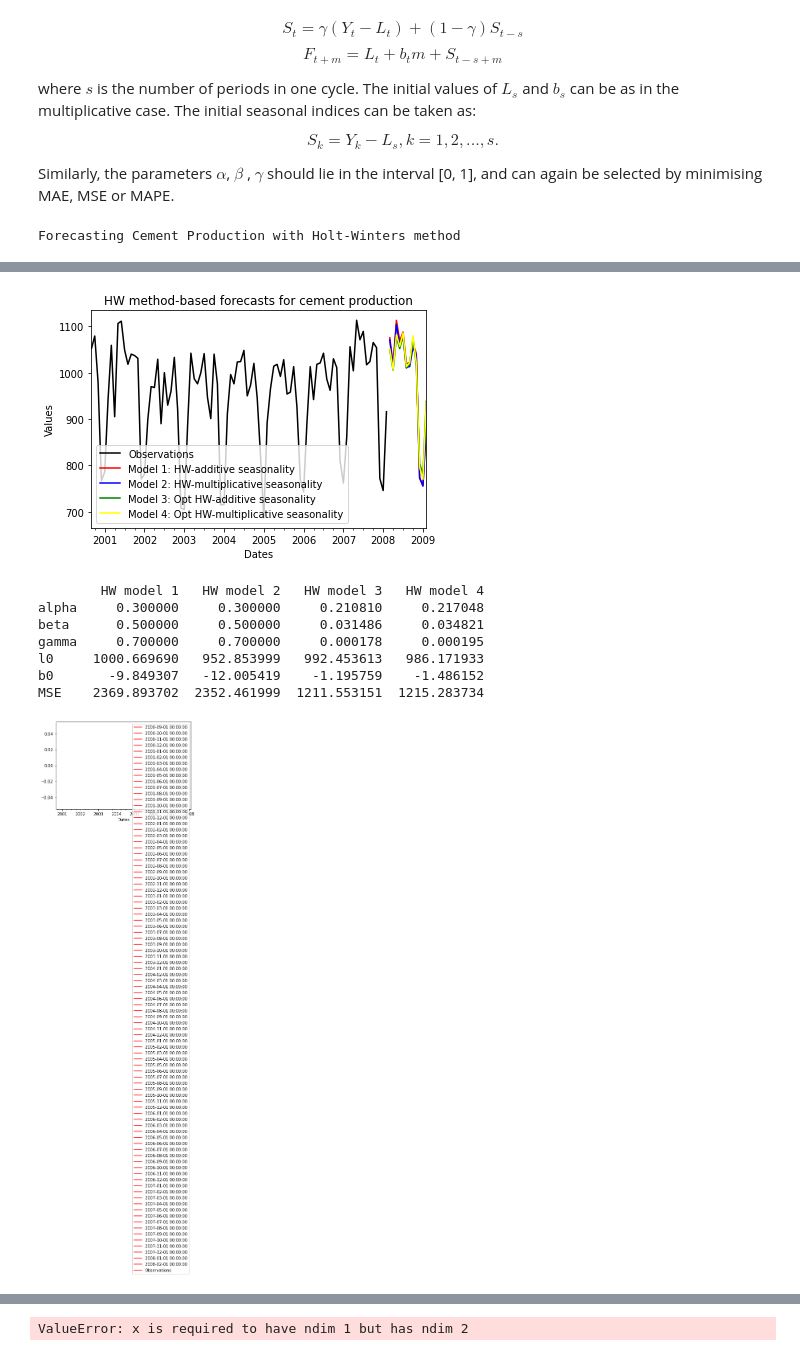
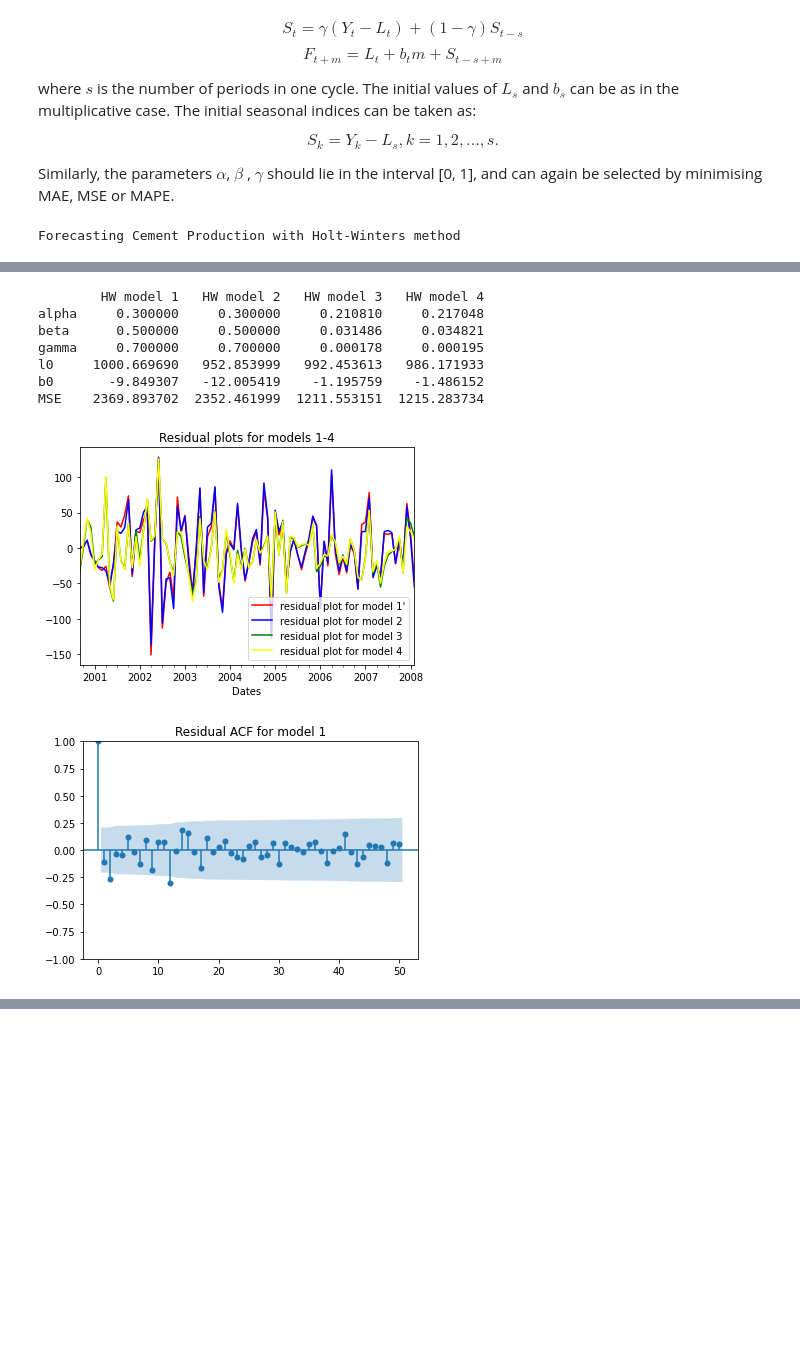
Before and after one commit to shahidzk1/Numerical_analysis, a Jupyter notebook: week9/Week9.ipynb, the cells around one changed output, grey strips where cells are left out. Saved outputs shown, nothing was run; the diff lists cells and outputs as text; code cells hidden in the pictures; blank space fills up the shorter version.

```diff
--- a/week9/Week9.ipynb
+++ b/week9/Week9.ipynb
@@ -430,7 +430,7 @@ from matplotlib import pyplot
 series = read_excel('CementProduction.xls', sheet_name='Data', header=0,
               index_col=0, parse_dates=True)
 series.index.freq = 'MS'
-
+series  = series['Observations'].iloc[:]
 
 # ===================================
 # Holt-Winter method in different scenarios #
@@ -535,9 +535,9 @@ Forecasting Cement Production with Holt-Winters method
+        HW model 1   HW model 2   HW model 3   HW model 4
+alpha     0.300000     0.300000     0.210810     0.217048
+beta      0.500000     0.500000     0.031486     0.034821
+gamma     0.700000     0.700000     0.000178     0.000195
+l0     1000.669690   952.853999   992.453613   986.171933
+b0       -9.849307   -12.005419    -1.195759    -1.486152
+MSE    2369.893702  2352.461999  1211.553151  1215.283734
-[figure, old version]
+[figure, new version]
-        HW model 1   HW model 2   HW model 3   HW model 4
-alpha     0.300000     0.300000     0.210810     0.217048
-beta      0.500000     0.500000     0.031486     0.034821
-gamma     0.700000     0.700000     0.000178     0.000195
-l0     1000.669690   952.853999   992.453613   986.171933
-b0       -9.849307   -12.005419    -1.195759    -1.486152
-MSE    2369.893702  2352.461999  1211.553151  1215.283734
-[figure, old version]
+[figure, new version]
@@ -547 +546,0 @@ MSE    2369.893702  2352.461999  1211.553151  1215.283734
-ValueError: x is required to have ndim 1 but has ndim 2
```
Also changed, not shown: parts of 2 cells of this notebook.
